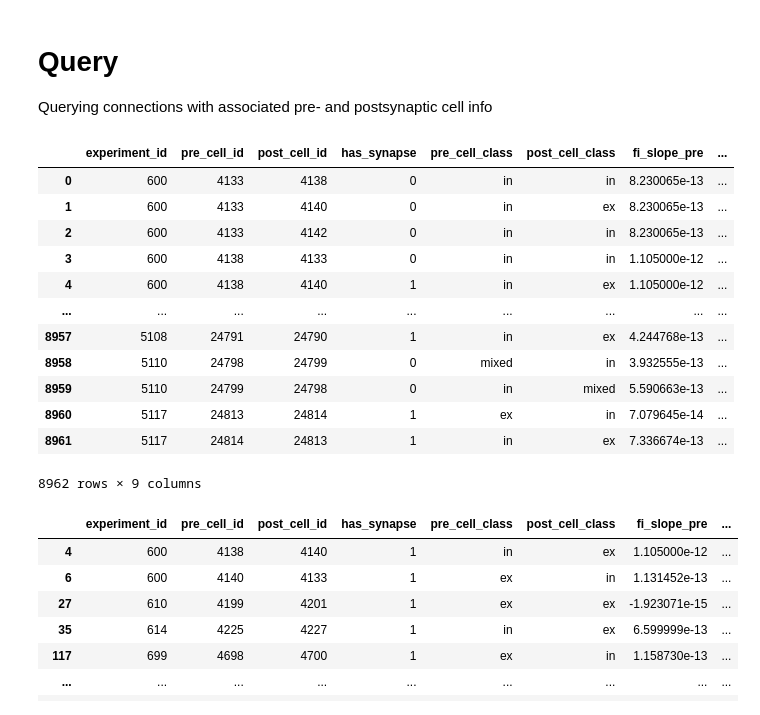
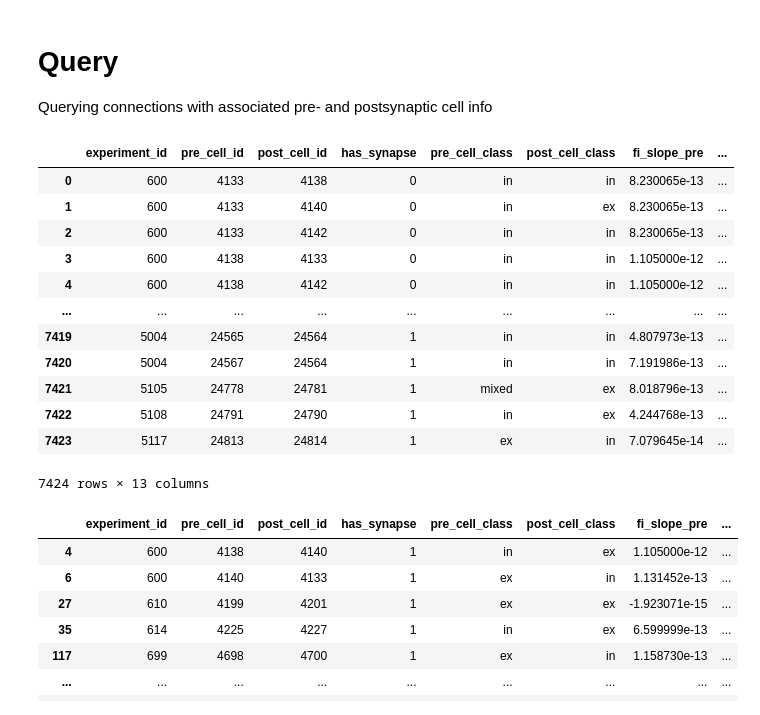
Before and after one commit to acevedomartina/HeterogeneousRNNs, a Jupyter notebook: data_analysis/psp-amplitude_fi-slope.ipynb, the cells around one changed output. Cells and saved outputs as stored; diff of their text form; code cells hidden in the pictures.

```diff
--- a/data_analysis/psp-amplitude_fi-slope.ipynb
+++ b/data_analysis/psp-amplitude_fi-slope.ipynb
@@ -207,6 +263,10 @@ SELECT
     post.cell_class AS post_cell_class,
     i_pre.fi_slope  AS fi_slope_pre,   -- presynaptic fI slope
     i_post.fi_slope AS fi_slope_post,  -- postsynaptic fI slope
+    pre.cre_type AS pre_cre_type,
+    post.cre_type AS post_cre_type,
+    pre_cell_loc.cortical_layer AS pre_cortical_layer,
+    post_cell_loc.cortical_layer AS post_cortical_layer,
     CASE
         WHEN p.has_synapse = 1 THEN syn.psp_amplitude
         ELSE NULL                     -- to keep entries where there was not a synapse
@@ -214,41 +274,44 @@ SELECT
 FROM pair AS p
 JOIN cell       AS pre   ON p.pre_cell_id  = pre.id
 JOIN cell       AS post  ON p.post_cell_id = post.id
+JOIN cortical_cell_location AS pre_cell_loc ON p.pre_cell_id = pre_cell_loc.cell_id
+JOIN cortical_cell_location AS post_cell_loc ON p.post_cell_id = post_cell_loc.cell_id
 JOIN intrinsic  AS i_pre ON p.pre_cell_id  = i_pre.cell_id
 JOIN intrinsic  AS i_post ON p.post_cell_id = i_post.cell_id
 LEFT JOIN synapse AS syn   ON syn.pair_id = p.id          -- can be NULL
 JOIN experiment AS e     ON e.id = p.experiment_id
 JOIN slice      AS s     ON e.slice_id = s.id
 WHERE
     s.species = 'mouse'
     AND i_pre.fi_slope IS NOT NULL
     AND i_post.fi_slope IS NOT NULL
     AND p.has_synapse IS NOT NULL   -- only defined synapses
+    AND (p.has_synapse = 0 OR (p.has_synapse = 1 AND syn.psp_amplitude IS NOT NULL))  -- no included synapses where there is nan value in psp amplitude
     ;
 
 
         """
 
 main = pd.read_sql_query(query, con)
 df = main.copy()
 
 df.to_csv('preprocessed_data.csv', index=False)
 
 df
 # %% [output]
 |  | experiment_id | pre_cell_id | post_cell_id | has_synapse | pre_cell_class | post_cell_class | fi_slope_pre | ... |
 | 0 | 600 | 4133 | 4138 | 0 | in | in | 8.230065e-13 | ... |
 | 1 | 600 | 4133 | 4140 | 0 | in | ex | 8.230065e-13 | ... |
 | 2 | 600 | 4133 | 4142 | 0 | in | in | 8.230065e-13 | ... |
 | 3 | 600 | 4138 | 4133 | 0 | in | in | 1.105000e-12 | ... |
-| 4 | 600 | 4138 | 4140 | 1 | in | ex | 1.105000e-12 | ... |
+| 4 | 600 | 4138 | 4142 | 0 | in | in | 1.105000e-12 | ... |
 | ... | ... | ... | ... | ... | ... | ... | ... | ... |
-| 8957 | 5108 | 24791 | 24790 | 1 | in | ex | 4.244768e-13 | ... |
-| 8958 | 5110 | 24798 | 24799 | 0 | mixed | in | 3.932555e-13 | ... |
-| 8959 | 5110 | 24799 | 24798 | 0 | in | mixed | 5.590663e-13 | ... |
-| 8960 | 5117 | 24813 | 24814 | 1 | ex | in | 7.079645e-14 | ... |
-| 8961 | 5117 | 24814 | 24813 | 1 | in | ex | 7.336674e-13 | ... |
+| 7419 | 5004 | 24565 | 24564 | 1 | in | in | 4.807973e-13 | ... |
+| 7420 | 5004 | 24567 | 24564 | 1 | in | in | 7.191986e-13 | ... |
+| 7421 | 5105 | 24778 | 24781 | 1 | mixed | ex | 8.018796e-13 | ... |
+| 7422 | 5108 | 24791 | 24790 | 1 | in | ex | 4.244768e-13 | ... |
+| 7423 | 5117 | 24813 | 24814 | 1 | ex | in | 7.079645e-14 | ... |
-8962 rows × 9 columns
+7424 rows × 13 columns
 # %%
 import pandas as pd
 
```
Also changed, not shown: parts of 4 cells of this notebook.
